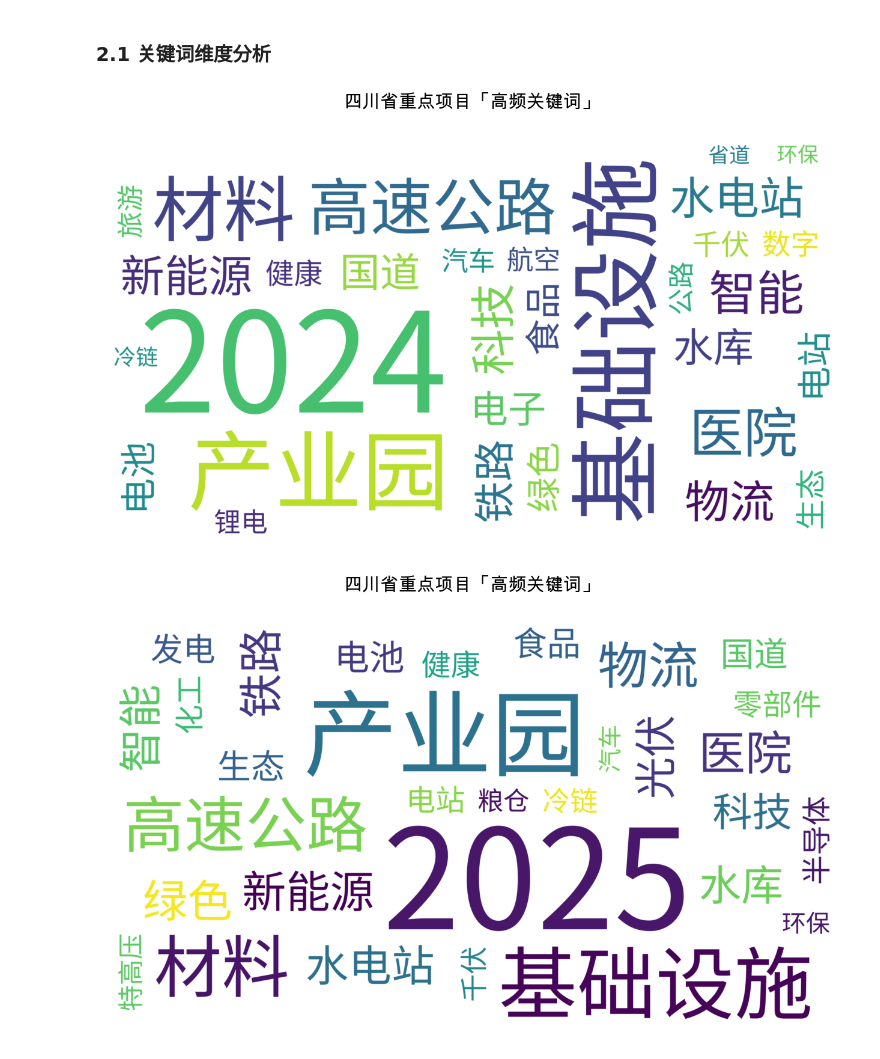
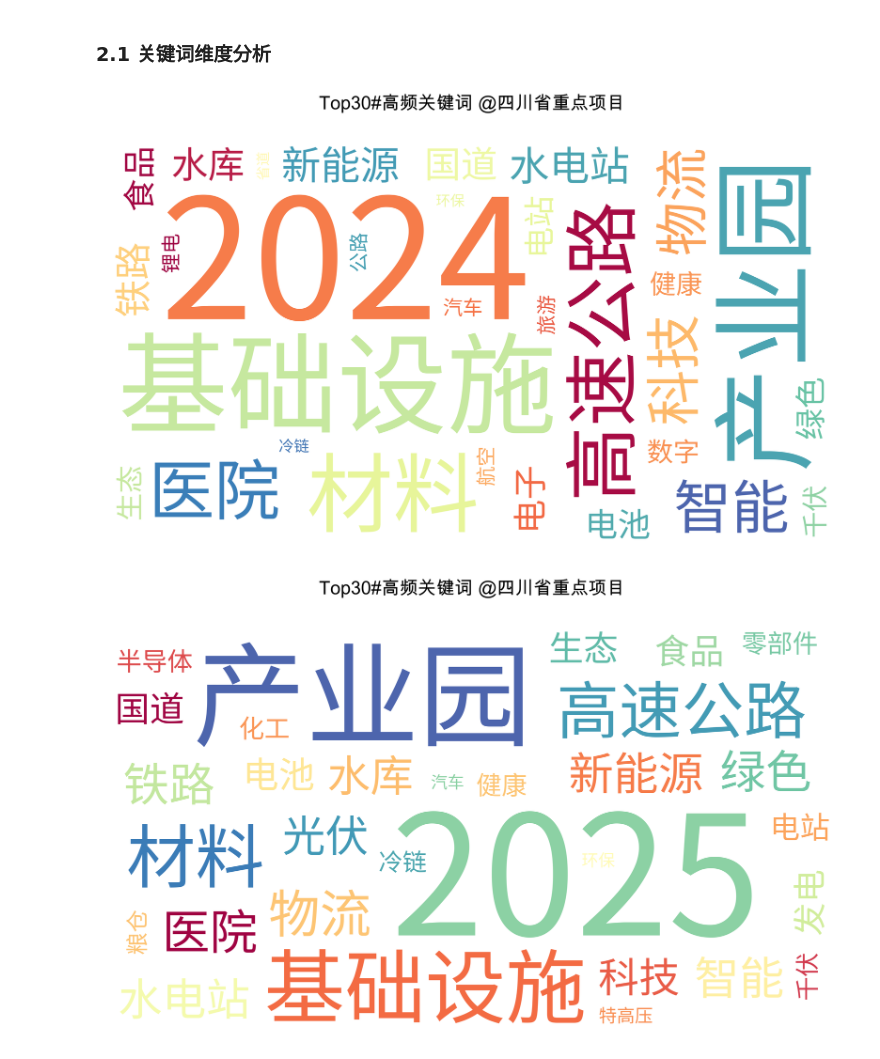
Before and after one commit to pengVc/mem-course-key-projects-trends-analysis, a Jupyter notebook: sc-key-projects-analysis.ipynb, the cells around one changed output. Saved outputs shown, nothing was run; the diff lists cells and outputs as text; code cells hidden in the pictures.

```diff
--- a/sc-key-projects-analysis.ipynb
+++ b/sc-key-projects-analysis.ipynb
@@ -22,7 +22,7 @@ CONST_TARGET_HEADERS = ["项目名称", "建设地址", "一级项目领域", "
 # 调试 pdfplumber
 import pdfplumber
 
-if False:
+if DEBUG and False:
     with pdfplumber.open(CONST_PDF_PATH) as pdf:
         page = pdf.pages[0]
         img = page.crop(bbox=[0, 0, 584, 142]).to_image()
@@ -176,7 +176,11 @@ import pandas as pd
 def convert_to_dataframe(data, columns):
     df = pd.DataFrame(data, columns=columns)
 
-    if False:
+    # 将 df 中"二级项目领域"列，"现代服务"转化为"现代服务业"
+    df.iloc[:, 3] = df.iloc[:, 3].replace("现代服务", "现代服务业")
+
+
+    if DEBUG and False:
         print(df.shape)       # 输出 (2, 2) → 表示 2 行 2 列
         print(df.columns)     # 输出 Index(['姓名', '年龄'], dtype='object') → 列名
         print(df.index)       # 输出 RangeIndex(start=0, stop=2, step=1) → 行索引
@@ -184,7 +188,7 @@ def convert_to_dataframe(data, columns):
         print(df.values)      # 输出 numpy 数组形式的原始数据 → [['张三' 20] ['李四' 22]]
     return df
 
-if False:
+if DEBUG and False:
     result = extract_table_from_pdf(CONST_PDF_PATH)
     df = convert_to_dataframe(result, CONST_TARGET_HEADERS)
 # %% [markdown]
@@ -223,7 +227,7 @@ def get_output_csv_path(pdf_path, output_dir):
     output_csv = os.path.join(output_dir, f"{pdf_filename}_解析结果.csv")
     return output_csv
 
-if False:
+if DEBUG and False:
     result = extract_table_from_pdf(CONST_PDF_PATH)
     df = convert_to_dataframe(result, CONST_TARGET_HEADERS)
     save_results(df, CONST_PDF_PATH, CONST_OUTPUT_DIR)
@@ -280,7 +302,8 @@ import matplotlib.pyplot as plt
 
 # 设置中文字体
 plt.rcParams['font.sans-serif'] = ['SimHei', 'PingFang SC', 'Microsoft YaHei', 'Arial Unicode MS']
-plt.rcParams['axes.unicode_minus'] = False  # 解决负号显示问题
+# 解决负号显示问题
+plt.rcParams['axes.unicode_minus'] = False
 
 def load_stop_words():
     """
@@ -341,8 +364,7 @@ def generate_word_freq_from_df(df, stop_words, high_freq_word=None):
 
     return word_freq
 
-# def generate_wordcloud(word_freq, title, figsize=(12, 8)):
-def generate_wordcloud2(word_freq, title, figsize=(16, 9)):
+def generate_wordcloud(word_freq, title, figsize=(16, 9)):
     """
     生成词云图
 
@@ -363,15 +385,11 @@ def generate_wordcloud2(word_freq, title, figsize=(16, 9)):
         max_font_size=360,
         background_color="white",
         # max_words=10,
-        # colormap="viridis",
-        # colormap = 'hsv',
-        # colormap = 'Spectral',
-        # colormap = 'Paired',
-        # colormap = 'Sequential2',
-        # colormap = 'Qualitative',
+        colormap = 'Spectral',
         # colormap = 'BuPu_r',
         # colormap = 'copper',
-        colormap = 'YlOrRd',
+        # colormap = 'YlOrRd',
+        # colormap = 'Set3',
         prefer_horizontal=0.85,
         margin=50,
         scale=3
@@ -391,36 +409,36 @@ def generate_wordcloud2(word_freq, title, figsize=(16, 9)):
 
     plt.show()
 
-if 'Debug 高频词' and False:
+if DEBUG and False:
     # 加载数据
     df_2024 = pd.read_csv("./outputs/2024年四川省重点项目名单_解析结果.csv")
     df_2025 = pd.read_csv("./outputs/2025年四川省重点项目名单_解析结果.csv")
 
     # 提取2024和2025年关键词
     keywords_2024 = []
     keywords_2025 = []
 
     for name in df_2024["项目名称"]:
         keywords_2024.extend(extract_keywords(str(name)))
     for name in df_2025["项目名称"]:
         keywords_2025.extend(extract_keywords(str(name)))
 
     print("🐳2024年关键词：\n", pd.Series(keywords_2024).value_counts().head(10))
     print("🐳2025年关键词：\n", pd.Series(keywords_2025).value_counts().head(10))
 
-if not False:
+if '绘制词云' and True:
     # 加载数据
     df_2024 = pd.read_csv("./outputs/2024年四川省重点项目名单_解析结果.csv")
     df_2025 = pd.read_csv("./outputs/2025年四川省重点项目名单_解析结果.csv")
 
     stop_words = load_stop_words()
     # 生成词频数据
     word_freq_2024 = generate_word_freq_from_df(df_2024, stop_words, high_freq_word="2024")
     word_freq_2025 = generate_word_freq_from_df(df_2025, stop_words, high_freq_word="2025")
 
     # 生成词云
-    generate_wordcloud(word_freq_2024, title="四川省重点项目「高频关键词」")
-    generate_wordcloud(word_freq_2025, title="四川省重点项目「高频关键词」")
+    generate_wordcloud(word_freq_2024, title="Top30#高频关键词 @四川省重点项目")
+    generate_wordcloud(word_freq_2025, title="Top30#高频关键词 @四川省重点项目")
 # %% [output]
-[figure, old version]
+[figure, new version]
-[figure, old version]
+[figure, new version]
```
Also changed, not shown: parts of 8 cells of this notebook.
